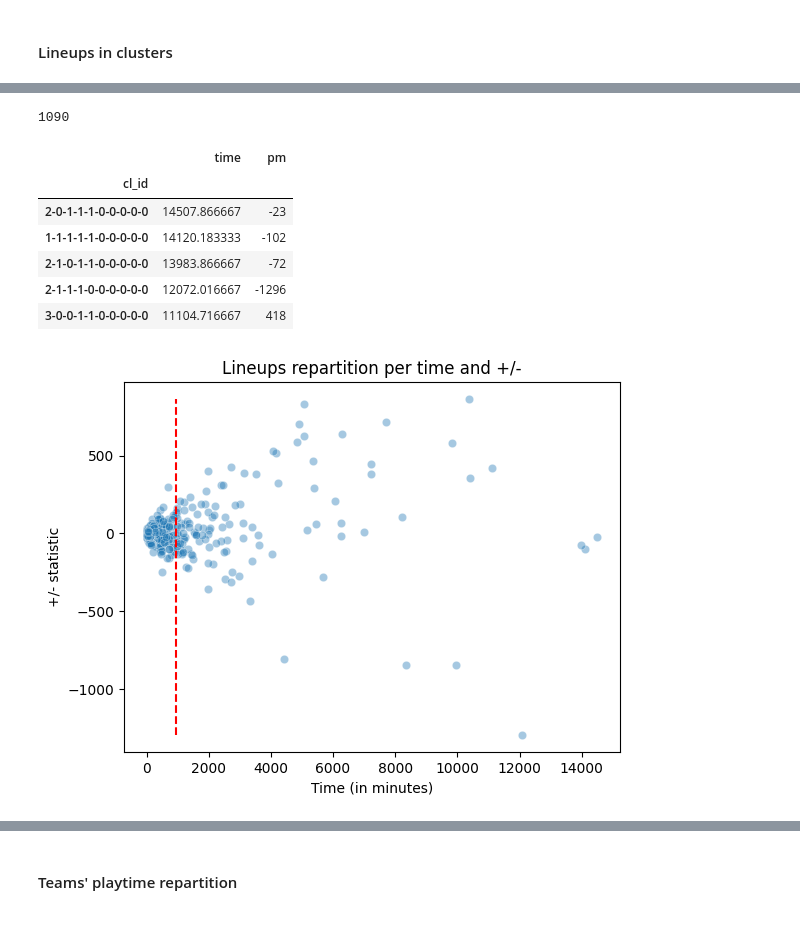
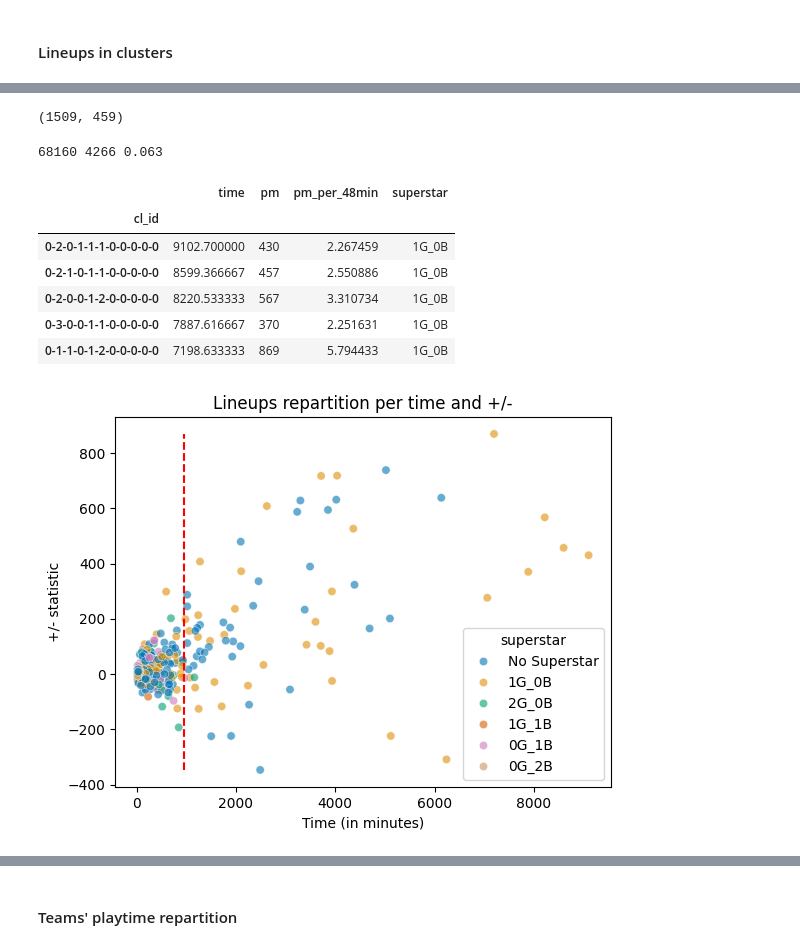
Before and after one commit to arnaud-odet/Roster_Building, a Jupyter notebook: notebooks/pbp.ipynb, the cells around one changed output, grey strips where cells are left out. Saved outputs shown, nothing was run; the diff lists cells and outputs as text; code cells hidden in the pictures.

```diff
--- a/notebooks/pbp.ipynb
+++ b/notebooks/pbp.ipynb
@@ -149,30 +178,45 @@ ludf.head()
 5 rows × 49 columns
-# %%
-ludf['cl_id'].nunique()
-# %% [output]
-1090
+# %%
+ludf_filter = (ludf['time'] >= lu_time_threshold)
+ludf['cl_id'].nunique(), ludf[ludf_filter]['cl_id'].nunique()
+# %% [output]
+(1509, 459)
+# %%
+print(ludf.shape[0], ludf[ludf_filter].shape[0], np.round(ludf[ludf_filter].shape[0] / ludf.shape[0],3))
+ludf = ludf[ludf_filter]
+# %% [output]
+68160 4266 0.063
+# %%
+def _categorize_clid(clid:str, superstar_guard_cl:int = 5, superstar_big_cl:int = 10):
+    lu_compo = [int(k) for k in clid.split('-')]
+    nb_g = lu_compo[superstar_guard_cl-1]
+    nb_b = lu_compo[superstar_big_cl-1]
+    if nb_g == 0 and nb_b == 0 :
+        return 'No Superstar'
+    else :
+        return f'{nb_g}G_{nb_b}B'
 # %%
 clids_df = ludf[['cl_id', 'time', 'pm']].groupby('cl_id').sum()
-clids_df['time'] = clids_df['time'] / 60
-
+clids_df['pm_per_48min'] = clids_df['pm'] / clids_df['time'] * 48
+clids_df['superstar'] = clids_df.index.map(_categorize_clid)
 clids_df.sort_values('time', ascending = False).head()
 # %% [output]
-|  | time | pm |
-| cl_id |  |  |
-| 2-0-1-1-1-0-0-0-0-0 | 14507.866667 | -23 |
-| 1-1-1-1-1-0-0-0-0-0 | 14120.183333 | -102 |
-| 2-1-0-1-1-0-0-0-0-0 | 13983.866667 | -72 |
-| 2-1-1-1-0-0-0-0-0-0 | 12072.016667 | -1296 |
-| 3-0-0-1-1-0-0-0-0-0 | 11104.716667 | 418 |
+|  | time | pm | pm_per_48min | superstar |
+| cl_id |  |  |  |  |
+| 0-2-0-1-1-1-0-0-0-0-0 | 9102.700000 | 430 | 2.267459 | 1G_0B |
+| 0-2-1-0-1-1-0-0-0-0-0 | 8599.366667 | 457 | 2.550886 | 1G_0B |
+| 0-2-0-0-1-2-0-0-0-0-0 | 8220.533333 | 567 | 3.310734 | 1G_0B |
+| 0-3-0-0-1-1-0-0-0-0-0 | 7887.616667 | 370 | 2.251631 | 1G_0B |
+| 0-1-1-0-1-2-0-0-0-0-0 | 7198.633333 | 869 | 5.794433 | 1G_0B |
 # %%
 _rk_time = {lu : f'time_{i+1}' for i, lu in enumerate(clids_df.sort_values('time', ascending = False).index)}
 _rk_pm = {lu : f'pm_{i+1}' for i, lu in enumerate(clids_df.sort_values('pm', ascending = False).index)}
 # %%
 nb_games = 20
-sns.scatterplot(data = clids_df, x = 'time', y= 'pm', alpha = 0.4);
+sns.scatterplot(data = clids_df, x = 'time', y= 'pm', alpha = 0.6, hue = 'superstar', palette = 'colorblind');
 plt.plot([nb_games * 48,nb_games * 48], [clids_df['pm'].min(), clids_df['pm'].max()], '--', color = 'red');
 plt.title("Lineups repartition per time and +/-");
 plt.xlabel("Time (in minutes)");
 plt.ylabel("+/- statistic");
 # %% [output]
-[figure, old version]
+[figure, new version]
```
Also changed, not shown: parts of 27 cells of this notebook, 8 other files.
